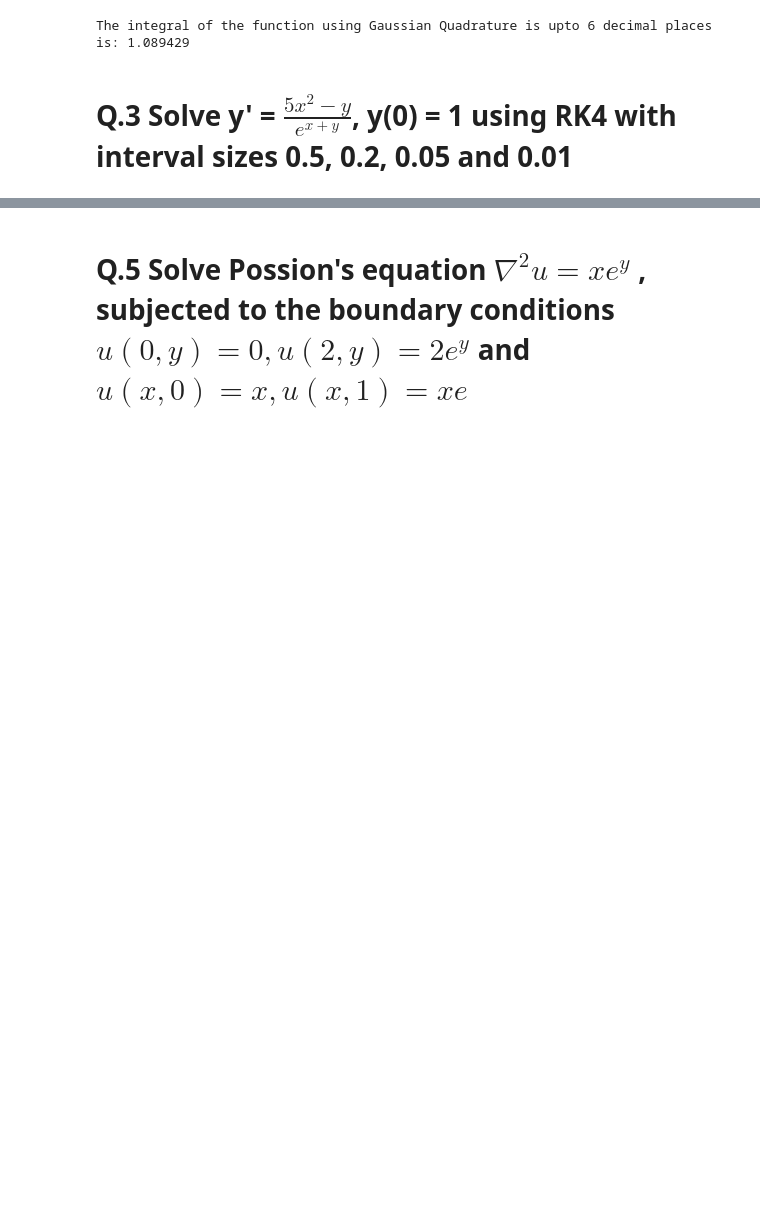
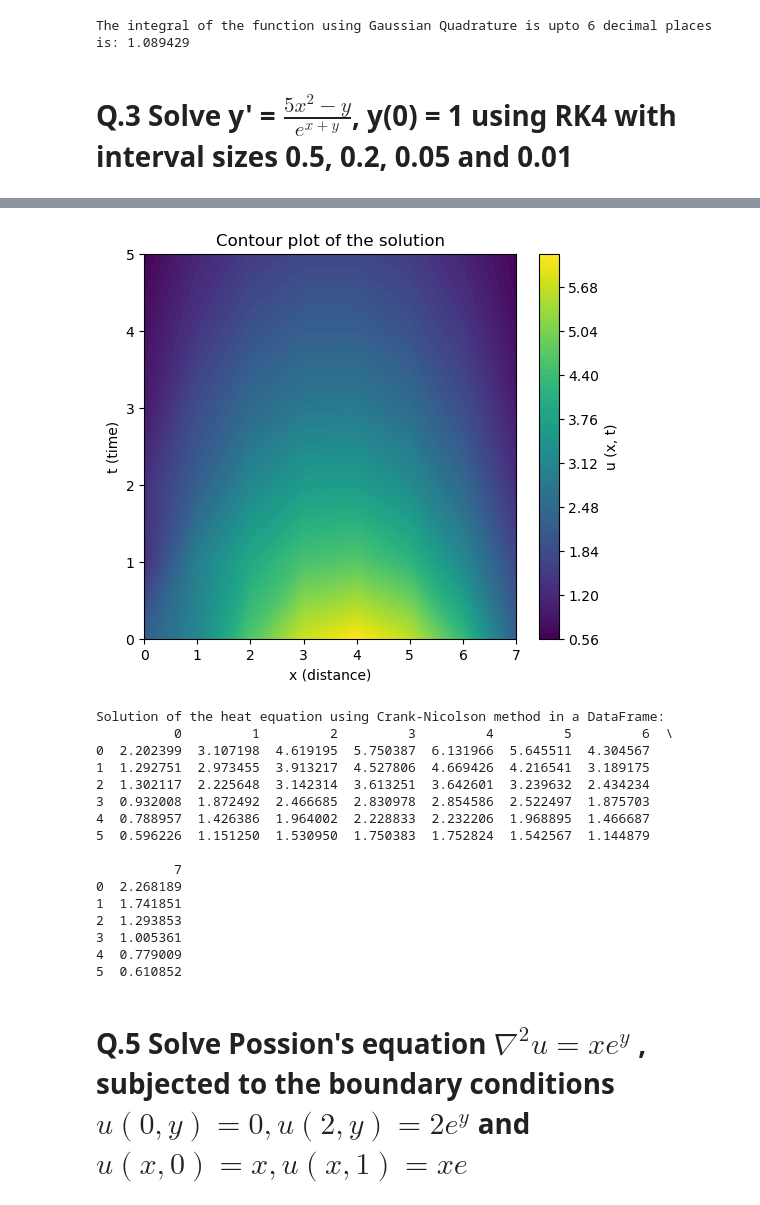
Before and after one commit to jabed-umar/adv-comp-phys, a Jupyter notebook: assign1.ipynb, the cells around one changed output, grey strips where cells are left out. Saved outputs shown, nothing was run; the diff lists cells and outputs as text; code cells hidden in the pictures; blank space fills up the shorter version.

```diff
--- a/assign1.ipynb
+++ b/assign1.ipynb
@@ -382,3 +181,42 @@ plt.show()
+# %%
+# Call the crank_nicolson method
+C = CrankNicolsonSolver(initial_condition, 8, 6, 0.5, 4)
+s = C.heat_eqn_solve()
+# Create a Pandas DataFrame from the stored solutions
+df = pd.DataFrame(s)
+
+
+# Plot a contour plot using the Pandas DataFrame
+plt.figure(figsize=(6, 5))
+contour_plot = plt.contourf(df.columns, df.index, df.values, cmap='viridis',levels=70)
+plt.colorbar(contour_plot, label='u (x, t)')
+plt.xlabel('x (distance)')
+plt.ylabel('t (time)')
+plt.title('Contour plot of the solution')
+
+# Show the plot
+plt.show()
+# Print the Pandas DataFrame to the console
+print("Solution of the heat equation using Crank-Nicolson method in a DataFrame:")
+print(df)
+# %% [output]
+[figure, added]
+Solution of the heat equation using Crank-Nicolson method in a DataFrame:
+          0         1         2         3         4         5         6  \
+0  2.202399  3.107198  4.619195  5.750387  6.131966  5.645511  4.304567
+1  1.292751  2.973455  3.913217  4.527806  4.669426  4.216541  3.189175
+2  1.302117  2.225648  3.142314  3.613251  3.642601  3.239632  2.434234
+3  0.932008  1.872492  2.466685  2.830978  2.854586  2.522497  1.875703
+4  0.788957  1.426386  1.964002  2.228833  2.232206  1.968895  1.466687
+5  0.596226  1.151250  1.530950  1.750383  1.752824  1.542567  1.144879
+
+          7
+0  2.268189
+1  1.741851
+2  1.293853
+3  1.005361
+4  0.779009
+5  0.610852
 # %% [markdown]
 # Q.5 Solve Possion's equation $\nabla^2 u = xe^y$ , subjected to the boundary conditions $u(0, y) = 0, u(2, y)  = 2e^y$ and $u(x, 0) = x, u(x, 1) = xe$
 # %%
```
Also changed, not shown: parts of 22 cells of this notebook, 1 other file.
